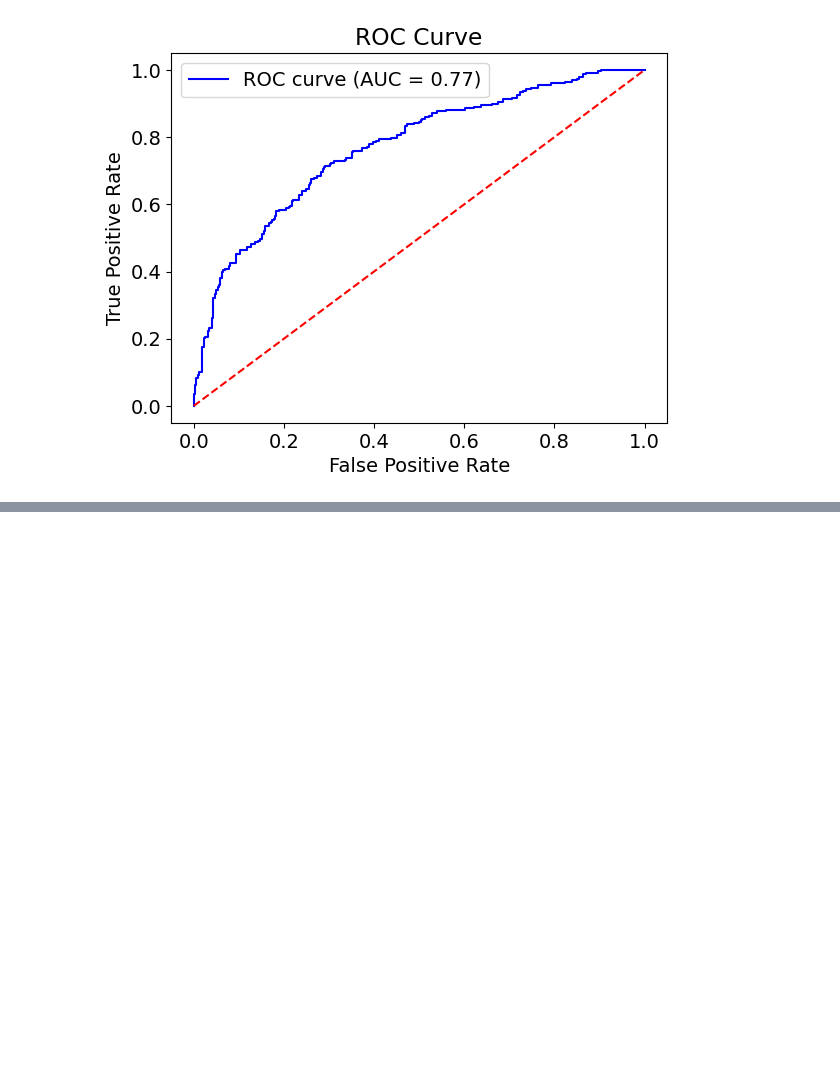
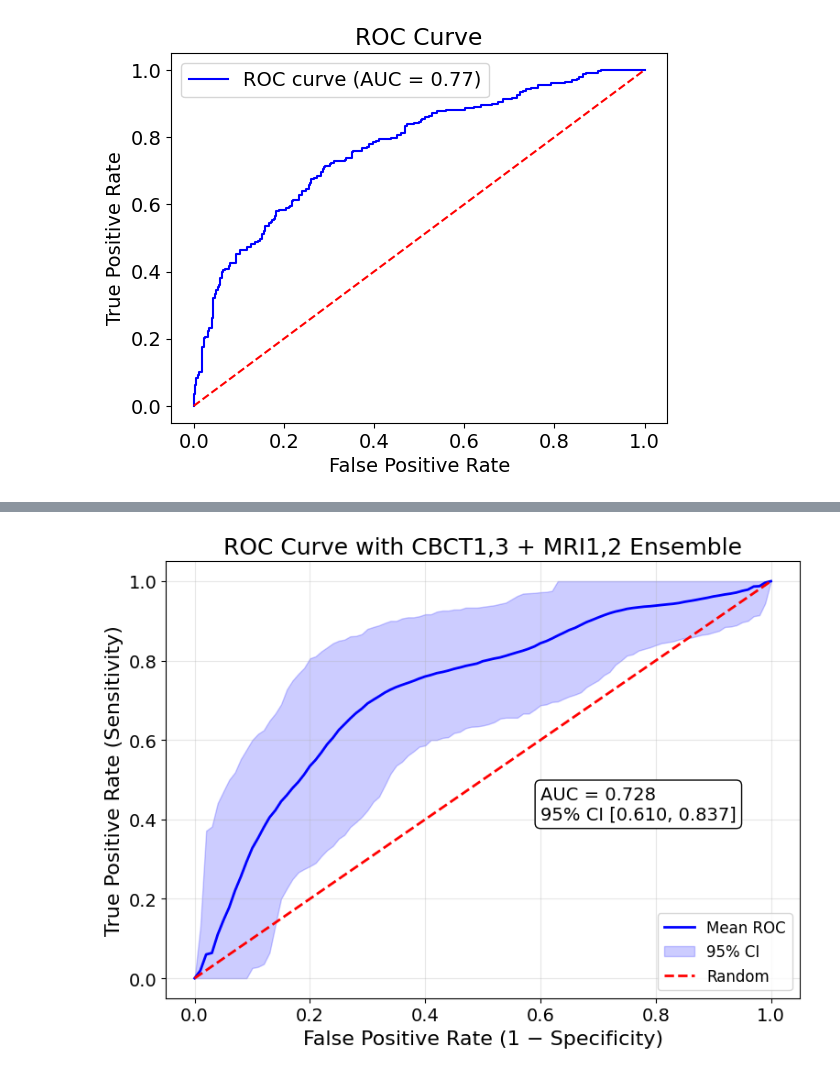
Before and after one commit to seongwoojang1123/Improved-Diagnostic-Accuracy-of-TMJ-Osteoarthritis-through-Machine-Learning-Integration-of-CBCT-MRI, a Jupyter notebook: 5_TMJ_OA_CBCT_MRI_Traning.ipynb, the cells around one changed output, grey strips where cells are left out. Cells and saved outputs as stored; diff of their text form; code cells hidden in the pictures; blank space fills up the shorter version.

```diff
--- a/5_TMJ_OA_CBCT_MRI_Traning.ipynb
+++ b/5_TMJ_OA_CBCT_MRI_Traning.ipynb
@@ -726,0 +713,99 @@ Accuracy: 0.7778
+# %%
+RANDOM_SEED = 42
+os.environ['PYTHONHASHSEED'] = str(RANDOM_SEED)
+random.seed(RANDOM_SEED)
+np.random.seed(RANDOM_SEED)
+tf.random.set_seed(RANDOM_SEED)
+
+# ── 0) 앙상블 모델 및 데이터 불러오기 ─────────────────────────────────────────
+cbct_model = load_model('/content/drive/MyDrive/TMJ OA/기존 CBCT 1,3 + NEW CBCT 1,2/CBCT1,3+ NEW_model_1.keras')
+mri_model = load_model('/content/drive/MyDrive/TMJ OA/기존 MRI1,2 + NEW MRI1,2/NEW MRI1,2_model_1.keras')
+cbct_test, mri_test, test_labels = prepare_common_data('test_data', combined_data)
+
+# ── 1) 앙상블 예측값 생성 ───────────────────────────────────────────────────────
+cbct_preds     = cbct_model.predict(cbct_test).flatten()
+mri_preds      = mri_model.predict(mri_test).flatten()
+ensemble_preds = (cbct_preds + mri_preds) / 2.0
+
+# ── 2) 최적 임계값 계산 ─────────────────────────────────────────────────────────
+fpr, tpr, thresholds = roc_curve(test_labels, ensemble_preds)
+opt_idx             = np.argmax(tpr - fpr)
+opt_threshold       = thresholds[opt_idx]
+print(f"Optimal Threshold: {opt_threshold:.4f}")
+
+# ── 3) 최종 예측 라벨 ─────────────────────────────────────────────────────────
+y_true      = test_labels
+y_pred      = ensemble_preds
+final_preds = (y_pred >= opt_threshold).astype(int)
+
+# ── 4) 부트스트래핑을 이용한 ROC CI 계산 ────────────────────────────────────
+n_bootstraps = 2000
+rng           = np.random.RandomState(RANDOM_SEED)
+base_fpr      = np.linspace(0, 1, 101)
+tprs, aucs     = [], []
+
+for i in range(n_bootstraps):
+    idx = rng.choice(len(y_true), len(y_true), replace=True)
+    if len(np.unique(y_true[idx])) < 2:
+        continue
+    y_true_bs = y_true[idx]
+    y_pred_bs = y_pred[idx]
+    fpr_bs, tpr_bs, _ = roc_curve(y_true_bs, y_pred_bs)
+    tpr_i = np.interp(base_fpr, fpr_bs, tpr_bs)
+    tpr_i[0] = 0.0
+    tprs.append(tpr_i)
+    aucs.append(roc_auc_score(y_true_bs, y_pred_bs))
+
+tprs      = np.array(tprs)
+mean_tpr  = tprs.mean(axis=0)
+lower_tpr = np.percentile(tprs, 2.5, axis=0)
+upper_tpr = np.percentile(tprs, 97.5, axis=0)
+mean_auc  = np.mean(aucs)
+lower_auc = np.percentile(aucs, 2.5)
+upper_auc = np.percentile(aucs, 97.5)
+roc_auc   = roc_auc_score(y_true, y_pred)
+
+# ── 5) ROC Curve with 95% CI (코드#1 스타일) ────────────────────────────────
+plt.rc('font', size=14)
+plt.figure(figsize=(8, 6))
+# 평균 ROC 커브
+plt.plot(base_fpr, mean_tpr,
+         color='blue', lw=2, label='Mean ROC')
+# 95% 신뢰 구간
+plt.fill_between(base_fpr, lower_tpr, upper_tpr,
+                 color='blue', alpha=0.2, label='95% CI')
+# 무작위 분류선
+plt.plot([0, 1], [0, 1],
+         color='red', linestyle='--', lw=2, label='Random')
+# AUC 및 신뢰구간 텍스트 추가
+plt.text(
+    0.6, 0.4,
+    f'AUC = {roc_auc:.3f}\n95% CI [{lower_auc:.3f}, {upper_auc:.3f}]',
+    bbox=dict(facecolor='white', edgecolor='black', boxstyle='round'),
+    fontsize=14
+)
+# 그래프 제목 및 라벨 설정
+plt.title('ROC Curve with CBCT1,3 + MRI1,2 Ensemble', size=18)
+plt.xlabel('False Positive Rate (1 − Specificity)', size=16)
+plt.ylabel('True Positive Rate (Sensitivity)',    size=16)
+plt.legend(loc='lower right', fontsize=12)
+plt.grid(alpha=0.3)
+plt.tight_layout()
+plt.show()
+
+# ── 6) Confusion Matrix 시각화 ───────────────────────────────────────────────
+conf_matrix = confusion_matrix(y_true, final_preds)
+plt.figure(figsize=(6, 5))
+sns.heatmap(
+    conf_matrix,
+    annot=True, fmt="d", cmap="Blues",
+    xticklabels=["Normal","OA Positive"],
+    yticklabels=["Normal","OA Positive"],
+    annot_kws={"size":14}
+)
+plt.title("Confusion Matrix", size=18)
+plt.xlabel("Predicted Label", size=16)
+plt.ylabel("True Label", size=16)
+plt.tight_layout()
+plt.show()
+# %% [output]
@@ -726,0 +816 @@ Accuracy: 0.7778
+[figure, added]
```
Also changed, not shown: parts of 8 cells of this notebook.
